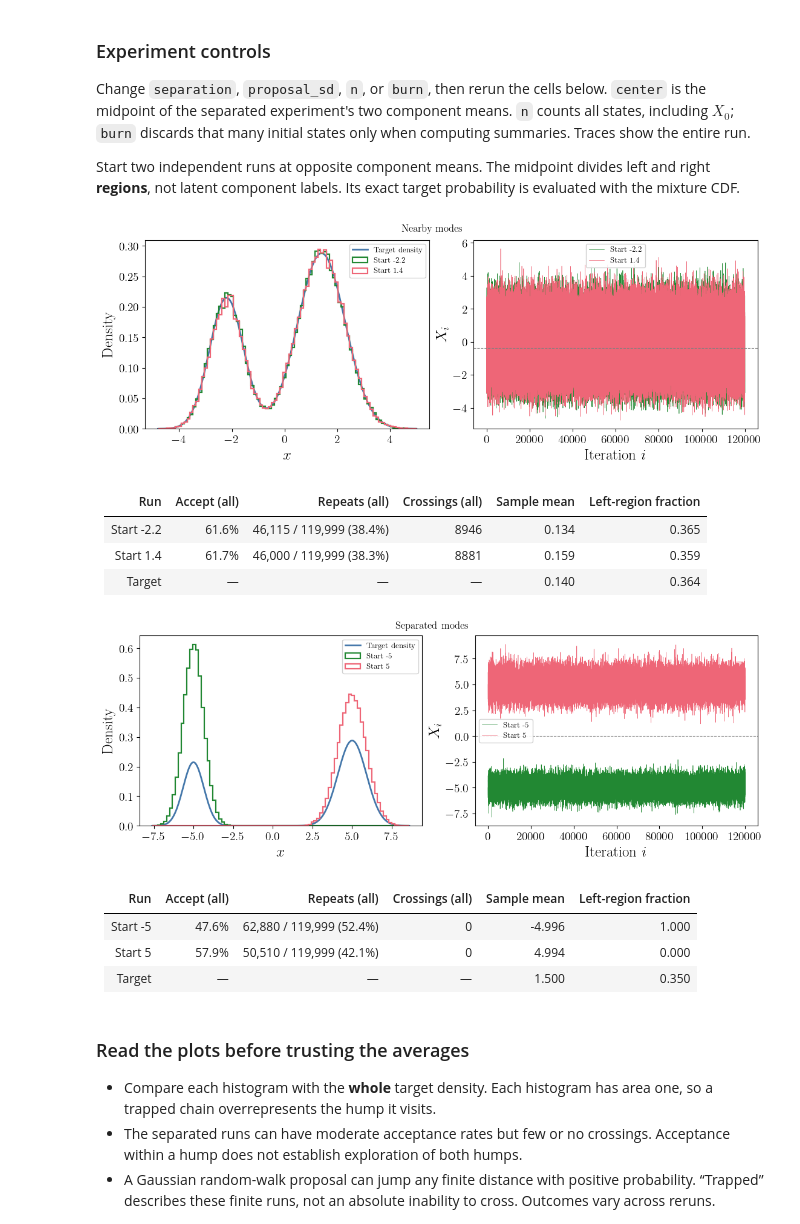
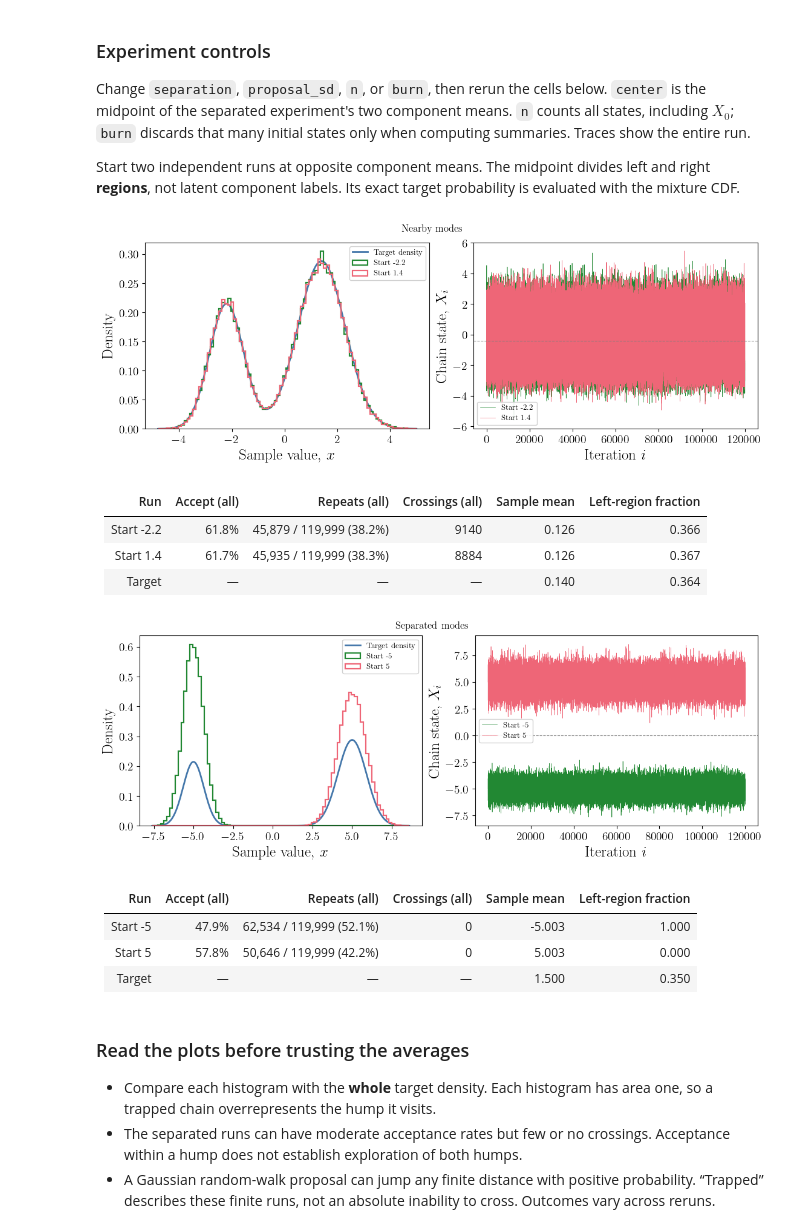
Before and after one commit to fjhickernell/MATH565Fall2026, a Jupyter notebook: notebooks/sampling/MetropolisHastings.ipynb, the cells around one changed output. Cells and saved outputs as stored; diff of their text form; code cells hidden in the pictures.

```diff
--- a/notebooks/sampling/MetropolisHastings.ipynb
+++ b/notebooks/sampling/MetropolisHastings.ipynb
@@ -259,7 +259,7 @@ labels = ['IID acceptance--rejection'] + [f'Metropolis sd {sd:g}' for sd in bana
 for ax, values, label in zip(axes, clouds, labels):
     ax.contour(grid1, grid2, density, levels=7, colors='gray', linewidths=0.5)
     ax.scatter(values[:,0], values[:,1], s=2, color=colors['blue'], alpha=0.15)
-    ax.set(xlabel='$x_1$', ylabel='$x_2$', title=label, xlim=(0,1), ylim=(0,1), aspect='equal')
+    ax.set(xlabel='First coordinate, $x_1$', ylabel='Second coordinate, $x_2$', title=label, xlim=(0,1), ylim=(0,1), aspect='equal')
 plt.show()
 rows = ['| Method | Accept | Repeats (all) | Retained | Mean x1 | Mean x2 |',
         '|:---|---:|---:|---:|---:|---:|']
@@ -345,46 +345,46 @@ def show_runs(target, runs, labels, title, burn_ins=None, evaluation_scales=None
     palette = [colors['green'], colors['red'], colors['purple']]
     for run, label, color, discard, scale in zip(runs, labels, palette, burn_ins, scales):
         states = run['states']
         axes[0].hist(states[discard:], bins=edges, density=True, histtype='step',
                      lw=1.6, color=color, label=label)
         axes[1].plot((np.arange(len(states))+1)*scale if evaluation_scales is not None else np.arange(len(states)), states, lw=0.45, color=color, label=label)
     axes[1].axhline(target['boundary'], color='gray', ls='--', lw=0.8)
-    axes[0].set(xlabel="$x$", ylabel="Density")
-    axes[1].set(xlabel="Target evaluations" if evaluation_scales is not None else "Iteration $i$", ylabel="$X_i$")
+    axes[0].set(xlabel="Sample value, $x$", ylabel="Density")
+    axes[1].set(xlabel="Target evaluations" if evaluation_scales is not None else "Iteration $i$", ylabel="Chain state, $X_i$")
     for ax in axes:
         ax.legend(fontsize=9, frameon=True, facecolor="white", framealpha=0.9)
     fig.suptitle(title)
     plt.show()
 
 def summary_table(target, runs, labels):
     rows = ["| Run | Accept (all) | Repeats (all) | Crossings (all) | Sample mean | Left-region fraction |",
             "|:---|---:|---:|---:|---:|---:|"]
     for label, run in zip(labels, runs):
         states = run['states']
         retained = states[burn:]
         crossings = np.count_nonzero(np.diff(states < target['boundary']))
         rows.append(f"| {label} | {run['acceptance']:.1%} | {repeat_label(states)} | {crossings} | "
                     f"{retained.mean():.3f} | {np.mean(retained < target['boundary']):.3f} |")
     rows.append(f"| Target | — | — | — | {target['mean']:.3f} | "
                 f"{target['cdf'](target['boundary']):.3f} |")
     display(Markdown('\n'.join(rows)))
 
 for name, (target, runs) in experiments.items():
     labels = [f"Start {x0:g}" for x0 in target['means']]
     show_runs(target, runs, labels, name)
     summary_table(target, runs, labels)
 # %% [output]
-[figure, old version]
+[figure, new version]
 | Run | Accept (all) | Repeats (all) | Crossings (all) | Sample mean | Left-region fraction |
 |:---|---:|---:|---:|---:|---:|
-| Start -2.2 | 61.6% | 46,115 / 119,999 (38.4%) | 8946 | 0.134 | 0.365 |
-| Start 1.4 | 61.7% | 46,000 / 119,999 (38.3%) | 8881 | 0.159 | 0.359 |
+| Start -2.2 | 61.8% | 45,879 / 119,999 (38.2%) | 9140 | 0.126 | 0.366 |
+| Start 1.4 | 61.7% | 45,935 / 119,999 (38.3%) | 8884 | 0.126 | 0.367 |
 | Target | — | — | — | 0.140 | 0.364 |
-[figure, old version]
+[figure, new version]
 | Run | Accept (all) | Repeats (all) | Crossings (all) | Sample mean | Left-region fraction |
 |:---|---:|---:|---:|---:|---:|
-| Start -5 | 47.6% | 62,880 / 119,999 (52.4%) | 0 | -4.996 | 1.000 |
-| Start 5 | 57.9% | 50,510 / 119,999 (42.1%) | 0 | 4.994 | 0.000 |
+| Start -5 | 47.9% | 62,534 / 119,999 (52.1%) | 0 | -5.003 | 1.000 |
+| Start 5 | 57.8% | 50,646 / 119,999 (42.2%) | 0 | 5.003 | 0.000 |
 | Target | — | — | — | 1.500 | 0.350 |
 # %% [markdown]
 ### Read the plots before trusting the averages
```
Also changed, not shown: parts of 8 cells of this notebook, 11 other files.
